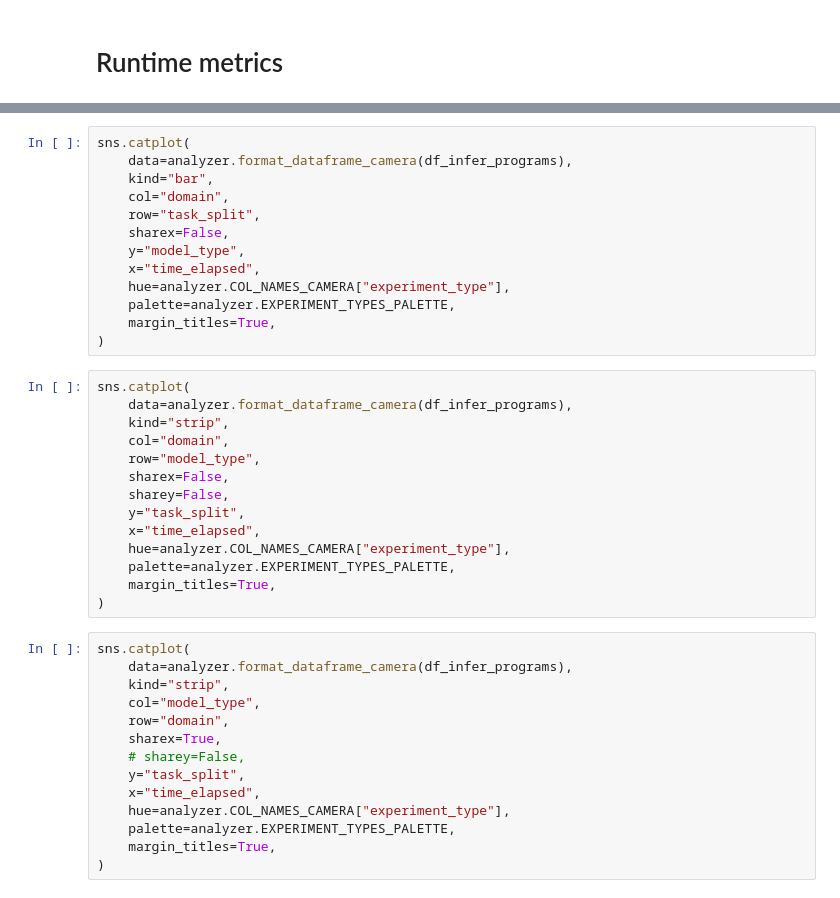
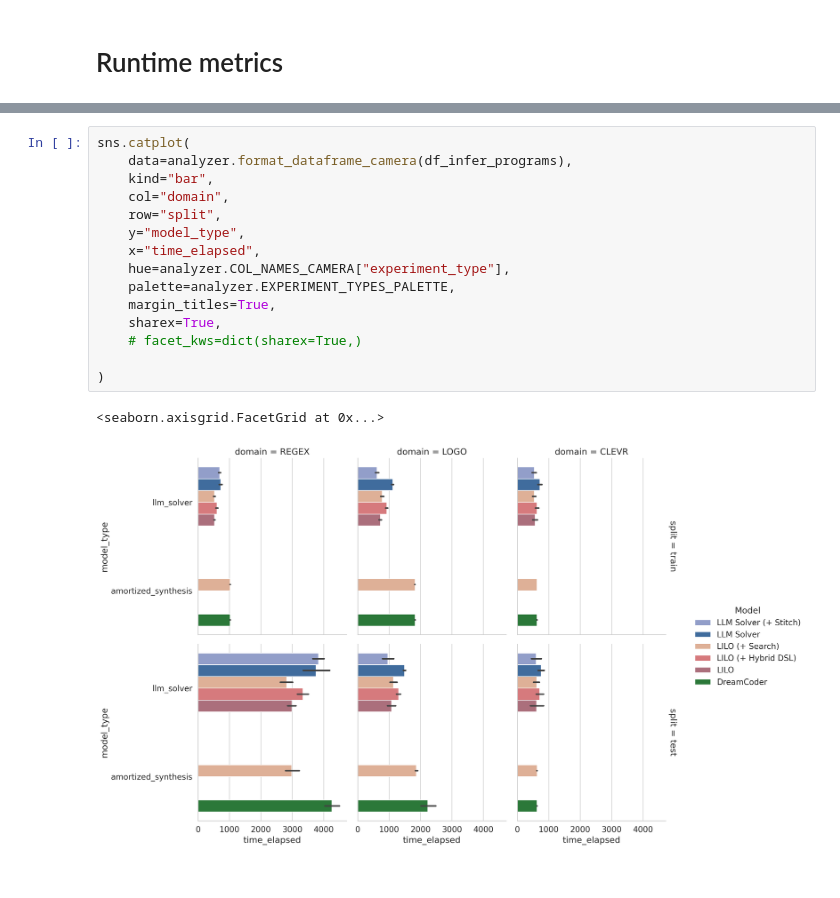
Before and after one commit to gabegrand/lilo, a Jupyter notebook: analysis/analyze_synthesis_experiment_multi_domain.ipynb, the cells around one changed output, grey strips where cells are left out. Saved outputs shown, nothing was run; the diff lists cells and outputs as text.

```diff
--- a/analysis/analyze_synthesis_experiment_multi_domain.ipynb
+++ b/analysis/analyze_synthesis_experiment_multi_domain.ipynb
@@ -210,41 +330,18 @@ analyzer.format_dataframe_camera(df_infer_programs)
 # %%
 sns.catplot(
     data=analyzer.format_dataframe_camera(df_infer_programs),
     kind="bar",
     col="domain",
-    row="task_split",
-    sharex=False,
+    row="split",
     y="model_type",
     x="time_elapsed",
     hue=analyzer.COL_NAMES_CAMERA["experiment_type"],
     palette=analyzer.EXPERIMENT_TYPES_PALETTE,
     margin_titles=True,
+    sharex=True,
+    # facet_kws=dict(sharex=True,)
+
 )
+# %% [output]
+<seaborn.axisgrid.FacetGrid at 0x...>
+[figure, added]
-# %%
-sns.catplot(
-    data=analyzer.format_dataframe_camera(df_infer_programs),
-    kind="strip",
-    col="domain",
-    row="model_type",
-    sharex=False,
-    sharey=False,
-    y="task_split",
-    x="time_elapsed",
-    hue=analyzer.COL_NAMES_CAMERA["experiment_type"],
-    palette=analyzer.EXPERIMENT_TYPES_PALETTE,
-    margin_titles=True,
-)
-# %%
-sns.catplot(
-    data=analyzer.format_dataframe_camera(df_infer_programs),
-    kind="strip",
-    col="model_type",
-    row="domain",
-    sharex=True,
-    # sharey=False,
-    y="task_split",
-    x="time_elapsed",
-    hue=analyzer.COL_NAMES_CAMERA["experiment_type"],
-    palette=analyzer.EXPERIMENT_TYPES_PALETTE,
-    margin_titles=True,
-)
```
Also changed, not shown: parts of 18 cells of this notebook, 2 other files.
